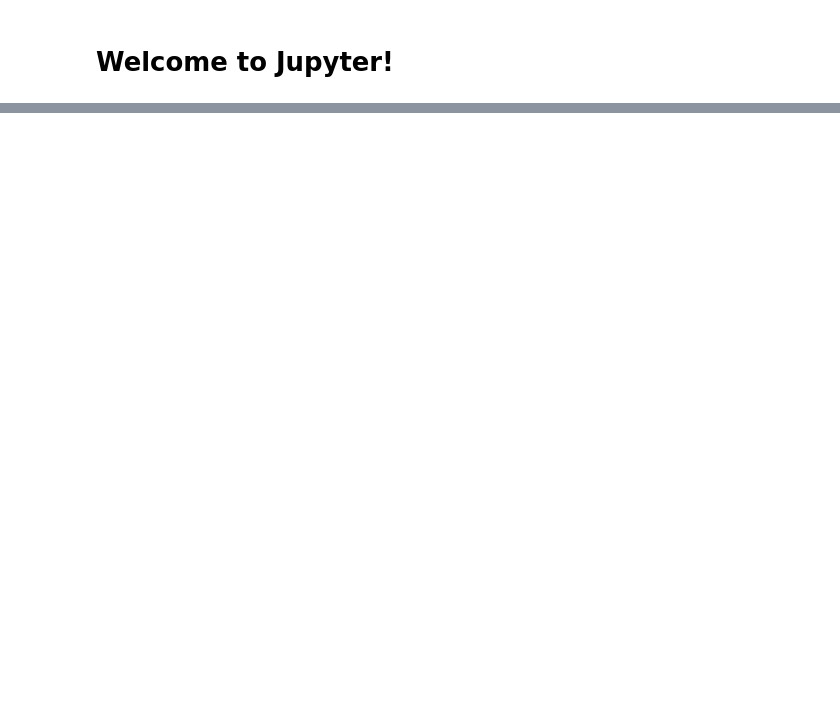
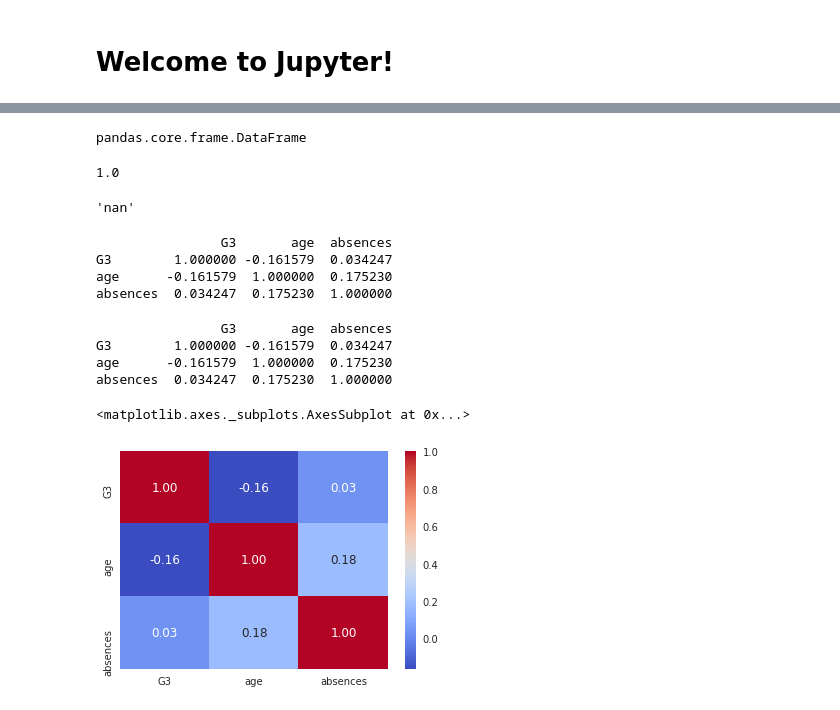
Before and after one commit to Azamatuz/data_analysis, a Jupyter notebook: student_performance.ipynb, the cells around one changed output, grey strips where cells are left out. Drawn from its saved outputs; the diff is of its cells as text; code cells hidden in the pictures; blank space fills up the shorter version.

```diff
--- a/student_performance.ipynb
+++ b/student_performance.ipynb
@@ -118,0 +113,2 @@ KeyError: 1
+# %%
+df=df.drop(['famsize'], axis=1)
@@ -118,0 +118,4 @@ KeyError: 1
+# %%
+df['absences'] = df['absences'].apply(pd.to_numeric)
+df['G3'] = df['G3'].apply(pd.to_numeric)
+df['age'] = df['age'].apply(pd.to_numeric)
@@ -118,0 +142,29 @@ KeyError: 1
+# %%
+type(df)
+# %% [output]
+pandas.core.frame.DataFrame
+# %%
+df['G3'].corr(df['absences'])
+# %% [output]
+1.0
+# %%
+str('nan')
+# %% [output]
+'nan'
+# %%
+print(df[['G3', 'age', 'sex', 'absences']].corr())
+# %% [output]
+                G3       age  absences
+G3        1.000000 -0.161579  0.034247
+age      -0.161579  1.000000  0.175230
+absences  0.034247  0.175230  1.000000
+# %%
+print(df[['G3', 'age', 'absences']].corr())
+sns.heatmap(df[['G3', 'age', 'absences']].corr(), annot=True, fmt = ".2f", cmap = "coolwarm")
+# %% [output]
+                G3       age  absences
+G3        1.000000 -0.161579  0.034247
+age      -0.161579  1.000000  0.175230
+absences  0.034247  0.175230  1.000000
+<matplotlib.axes._subplots.AxesSubplot at 0x...>
+[figure, added]
```
Also changed, not shown: parts of 36 cells of this notebook.
